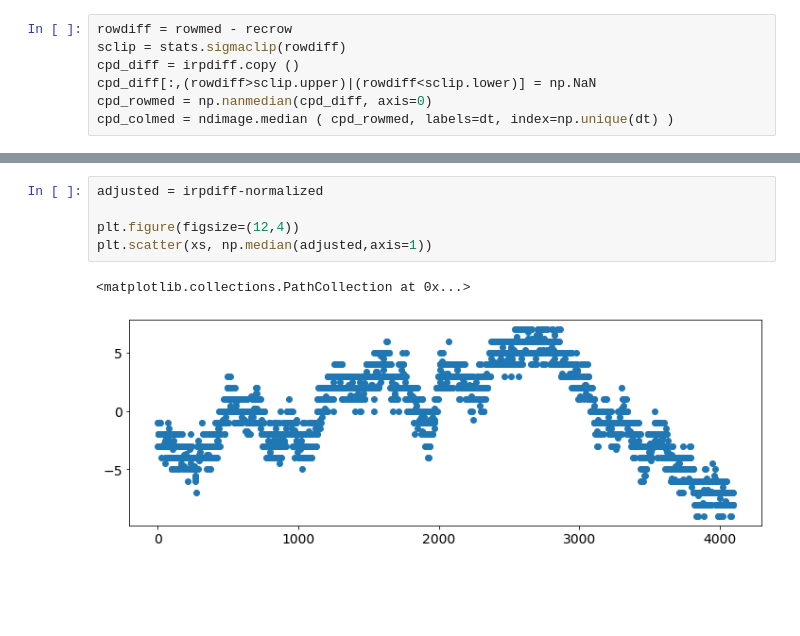
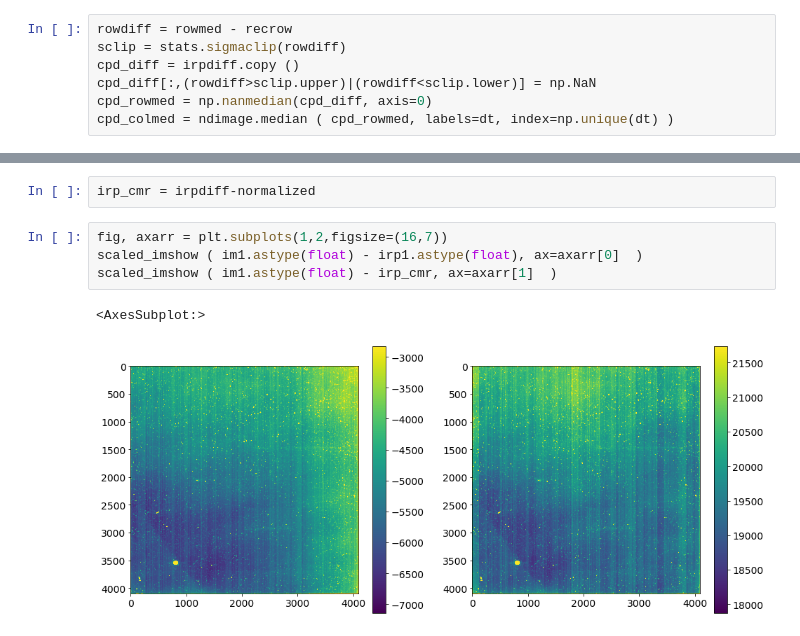
Before and after one commit to ekadofong/h4rg_analysis, a Jupyter notebook: notebooks/Ramp-ramp.ipynb, the cells around one changed output, grey strips where cells are left out. Cells and saved outputs as stored; diff of their text form; blank space fills up the shorter version.

```diff
--- a/notebooks/Ramp-ramp.ipynb
+++ b/notebooks/Ramp-ramp.ipynb
@@ -120,8 +129,9 @@ scaled_imshow(irpdiff-normalized, ax=axarr[1,1] )
-# %%
-adjusted = irpdiff-normalized
-
-plt.figure(figsize=(12,4))
-plt.scatter(xs, np.median(adjusted,axis=1))
-# %% [output]
-<matplotlib.collections.PathCollection at 0x...>
-[figure, removed]
+# %%
+irp_cmr = irpdiff-normalized
+# %%
+fig, axarr = plt.subplots(1,2,figsize=(16,7))
+scaled_imshow ( im1.astype(float) - irp1.astype(float), ax=axarr[0]  )
+scaled_imshow ( im1.astype(float) - irp_cmr, ax=axarr[1]  )
+# %% [output]
+<AxesSubplot:>
+[figure, added]
```
Also changed, not shown: parts of 31 cells of this notebook, 8 other files.
